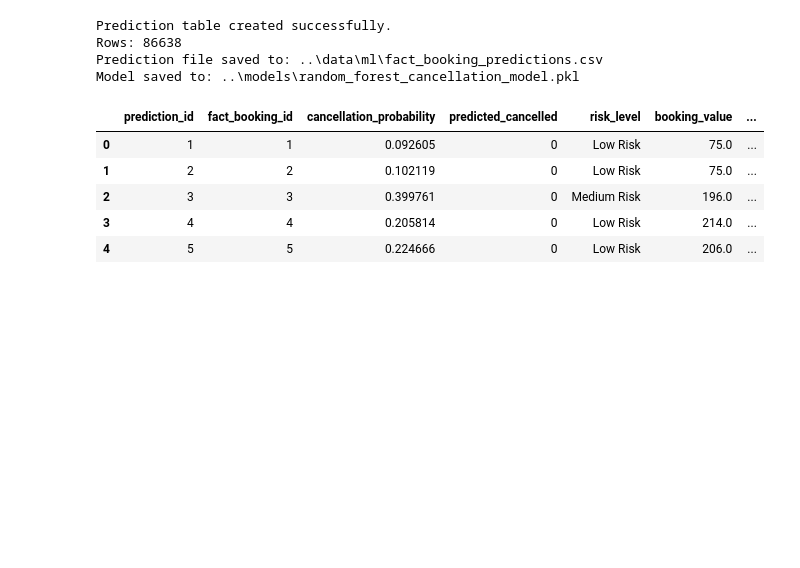
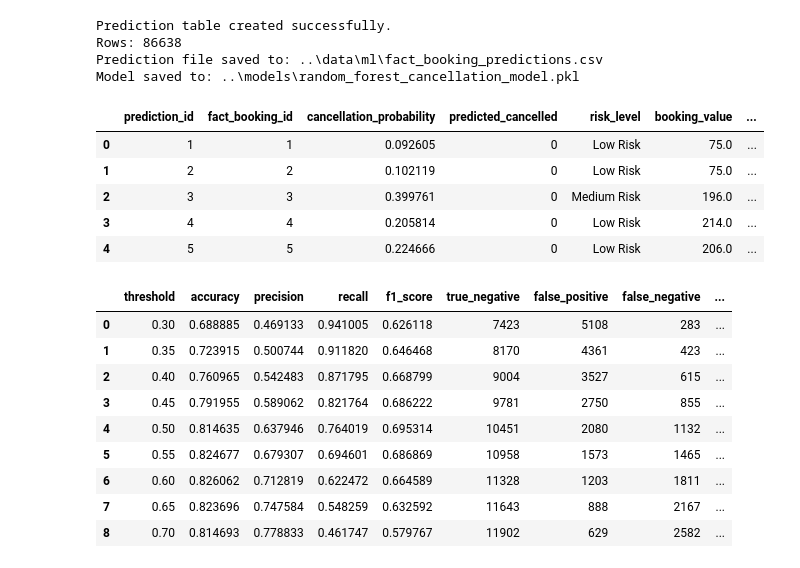
Before and after one commit to Cxpeng1/hotel-pricing-lakehouse, a Jupyter notebook: notebooks/05_cancellation_prediction_model.ipynb, the cells around one changed output. Drawn from its saved outputs; the diff is of its cells as text; code cells hidden in the pictures; blank space fills up the shorter version.

```diff
--- a/notebooks/05_cancellation_prediction_model.ipynb
+++ b/notebooks/05_cancellation_prediction_model.ipynb
@@ -532,3 +532,62 @@ Model saved to: ..\models\random_forest_cancellation_model.pkl
 | 2 | 3 | 3 | 0.399761 | 0 | Medium Risk | 196.0 | ... |
 | 3 | 4 | 4 | 0.205814 | 0 | Low Risk | 214.0 | ... |
 | 4 | 5 | 5 | 0.224666 | 0 | Low Risk | 206.0 | ... |
+# %%
+# ==============================
+#Tune Random Forest Prediction Threshold
+# ==============================
+
+import numpy as np
+import pandas as pd
+
+from sklearn.metrics import (
+    accuracy_score,
+    precision_score,
+    recall_score,
+    f1_score,
+    confusion_matrix
+)
+
+# Get cancellation probabilities from Random Forest
+y_pred_proba_rf = random_forest_model.predict_proba(X_test)[:, 1]
+
+threshold_results = []
+
+thresholds = np.arange(0.30, 0.71, 0.05)
+
+for threshold in thresholds:
+    y_pred_threshold = (y_pred_proba_rf >= threshold).astype(int)
+
+    accuracy = accuracy_score(y_test, y_pred_threshold)
+    precision = precision_score(y_test, y_pred_threshold)
+    recall = recall_score(y_test, y_pred_threshold)
+    f1 = f1_score(y_test, y_pred_threshold)
+
+    tn, fp, fn, tp = confusion_matrix(y_test, y_pred_threshold).ravel()
+
+    threshold_results.append({
+        "threshold": threshold,
+        "accuracy": accuracy,
+        "precision": precision,
+        "recall": recall,
+        "f1_score": f1,
+        "true_negative": tn,
+        "false_positive": fp,
+        "false_negative": fn,
+        "true_positive": tp
+    })
+
+threshold_results_df = pd.DataFrame(threshold_results)
+
+display(threshold_results_df)
+# %% [output]
+|  | threshold | accuracy | precision | recall | f1_score | true_negative | false_positive | false_negative | ... |
+| 0 | 0.30 | 0.688885 | 0.469133 | 0.941005 | 0.626118 | 7423 | 5108 | 283 | ... |
+| 1 | 0.35 | 0.723915 | 0.500744 | 0.911820 | 0.646468 | 8170 | 4361 | 423 | ... |
+| 2 | 0.40 | 0.760965 | 0.542483 | 0.871795 | 0.668799 | 9004 | 3527 | 615 | ... |
+| 3 | 0.45 | 0.791955 | 0.589062 | 0.821764 | 0.686222 | 9781 | 2750 | 855 | ... |
+| 4 | 0.50 | 0.814635 | 0.637946 | 0.764019 | 0.695314 | 10451 | 2080 | 1132 | ... |
+| 5 | 0.55 | 0.824677 | 0.679307 | 0.694601 | 0.686869 | 10958 | 1573 | 1465 | ... |
+| 6 | 0.60 | 0.826062 | 0.712819 | 0.622472 | 0.664589 | 11328 | 1203 | 1811 | ... |
+| 7 | 0.65 | 0.823696 | 0.747584 | 0.548259 | 0.632592 | 11643 | 888 | 2167 | ... |
+| 8 | 0.70 | 0.814693 | 0.778833 | 0.461747 | 0.579767 | 11902 | 629 | 2582 | ... |
```
Also changed, not shown: 3 other files.
